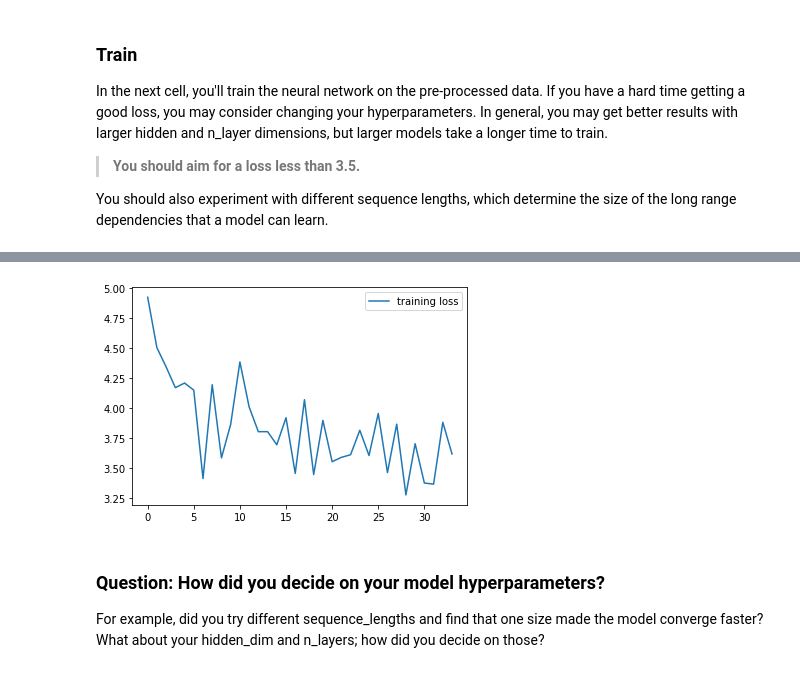
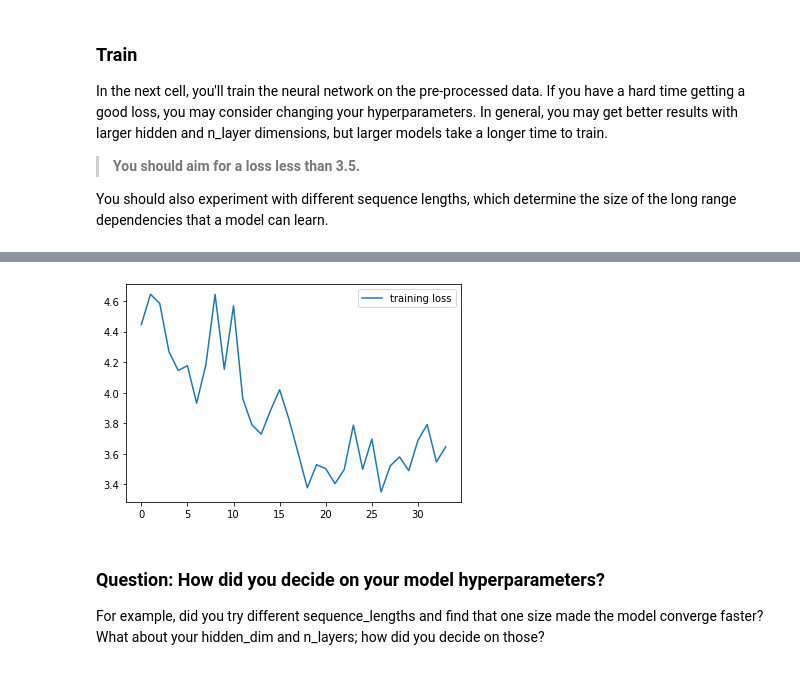
Before and after one commit to ddhartma/TV-Script-Generator, a Jupyter notebook: dlnd_tv_script_generation.ipynb, the cells around one changed output, grey strips where cells are left out. Cells and saved outputs as stored; diff of their text form; code cells hidden in the pictures.

Commit message:
test: Test parameters Train11

```diff
--- a/dlnd_tv_script_generation.ipynb
+++ b/dlnd_tv_script_generation.ipynb
@@ -676,19 +676,19 @@ Epoch:    5/5     Loss: 3.581925159931183
 
 Model Trained and Saved
 # %%
-train = 'Train10'
+train = 'Train11'
 # Export Loss as Dataframe
 loss_df = pd.DataFrame(running_loss_history)
 loss_df.to_excel(train + ".xlsx")
 
 # Plot Loss and Save Loss-Plot
 f = plt.figure()
 plt.plot(running_loss_history, label='training loss')
 plt.legend()
 
 f.savefig(train + ".png", bbox_inches='tight', dpi=600)
 # %% [output]
-[figure, old version]
+[figure, new version]
 # %% [markdown]
 ### Question: How did you decide on your model hyperparameters?
 For example, did you try different sequence_lengths and find that one size made the model converge faster? What about your hidden_dim and n_layers; how did you decide on those?
```
Also changed, not shown: parts of 5 cells of this notebook, 4 other files.
